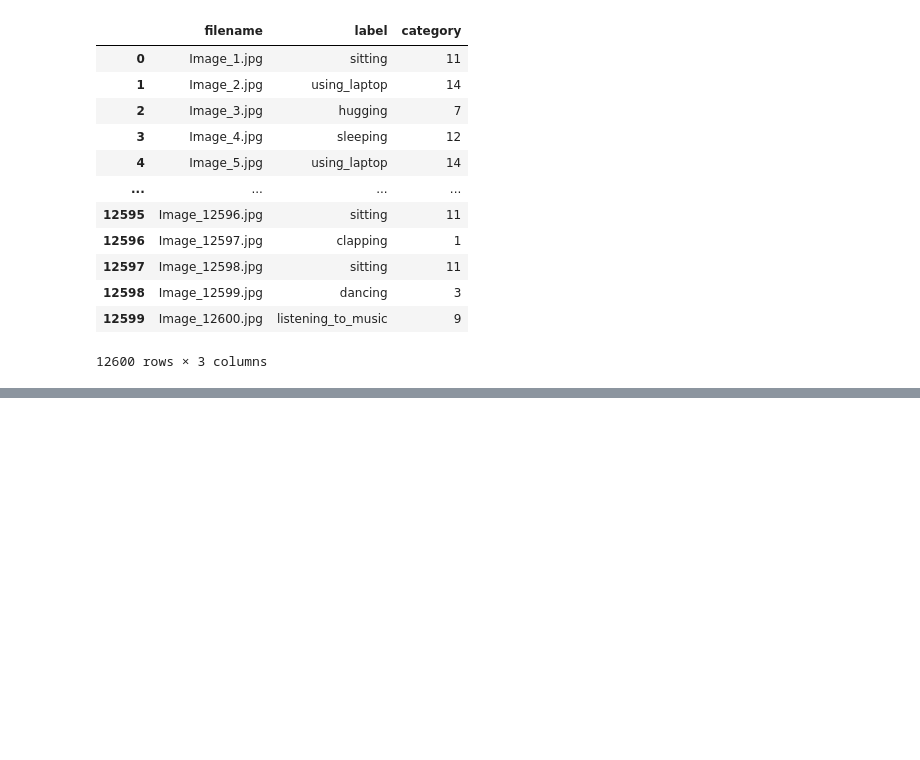
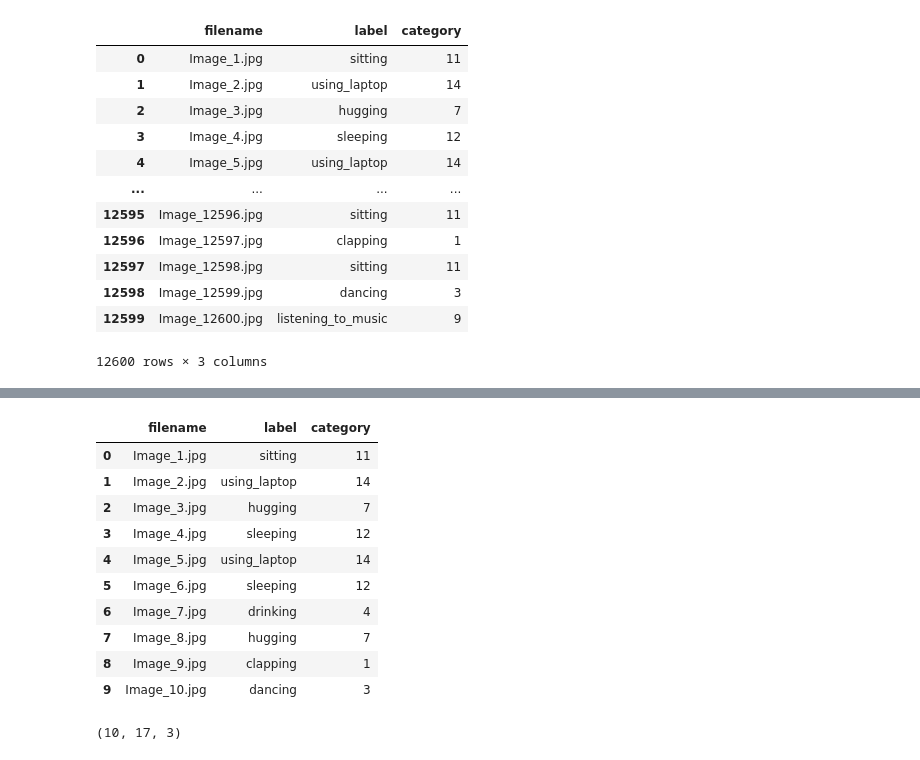
Before and after one commit to Vatsal-Sharma2003/HUMAN-POSE-ESTIMATION-USING-MACHINE-LEARNING, a Jupyter notebook: HRD.ipynb, the cells around one changed output, grey strips where cells are left out. Cells and saved outputs as stored; diff of their text form; code cells hidden in the pictures; blank space fills up the shorter version.

```diff
--- a/HRD.ipynb
+++ b/HRD.ipynb
@@ -352,3 +352,12 @@ else:
 ## Single Image Example
 # %% [markdown]
 This session demonstrates the minumum working example of running the model on a **single image** to predict the 17 human keypoints.
+# %%
+if platform.system() == "Darwin":
+    root_directory = '/Users/lorenzobarbiero/Documents/GitHub/human_pose'
+    data_directory = '/Users/lorenzobarbiero/Desktop/Università/VCS🐑🏀/Human Action Recognition'
+else:
+    root_directory = a
+
+print('root directory is ' + root_directory)
+print('data directory is ' + data_directory)
@@ -422,7 +433,7 @@ plt.ylim(0,1)
 (0.0, 1.0)
 [figure]
 # %%
-df = pd.read_csv('archive/Human Action Recognition/Training_set.csv')
+df = pd.read_csv(data_directory+'/Training_set.csv')
 # %%
 # assign number to the label column of the df
 df['label'] = df['label'].astype('category')
@@ -459,0 +549,22 @@ def image_keypoints_category(image_path, df):
+# %%
+df.head(10)
+# %% [output]
+|  | filename | label | category |
+| 0 | Image_1.jpg | sitting | 11 |
+| 1 | Image_2.jpg | using_laptop | 14 |
+| 2 | Image_3.jpg | hugging | 7 |
+| 3 | Image_4.jpg | sleeping | 12 |
+| 4 | Image_5.jpg | using_laptop | 14 |
+| 5 | Image_6.jpg | sleeping | 12 |
+| 6 | Image_7.jpg | drinking | 4 |
+| 7 | Image_8.jpg | hugging | 7 |
+| 8 | Image_9.jpg | clapping | 1 |
+| 9 | Image_10.jpg | dancing | 3 |
+# %%
+testing = get_dataset(df.head(10), data_directory)
+
+testing_labels = df.head(10)['category']
+
+testing.shape
+# %% [output]
+(10, 17, 3)
```
Also changed, not shown: parts of 16 cells of this notebook.
